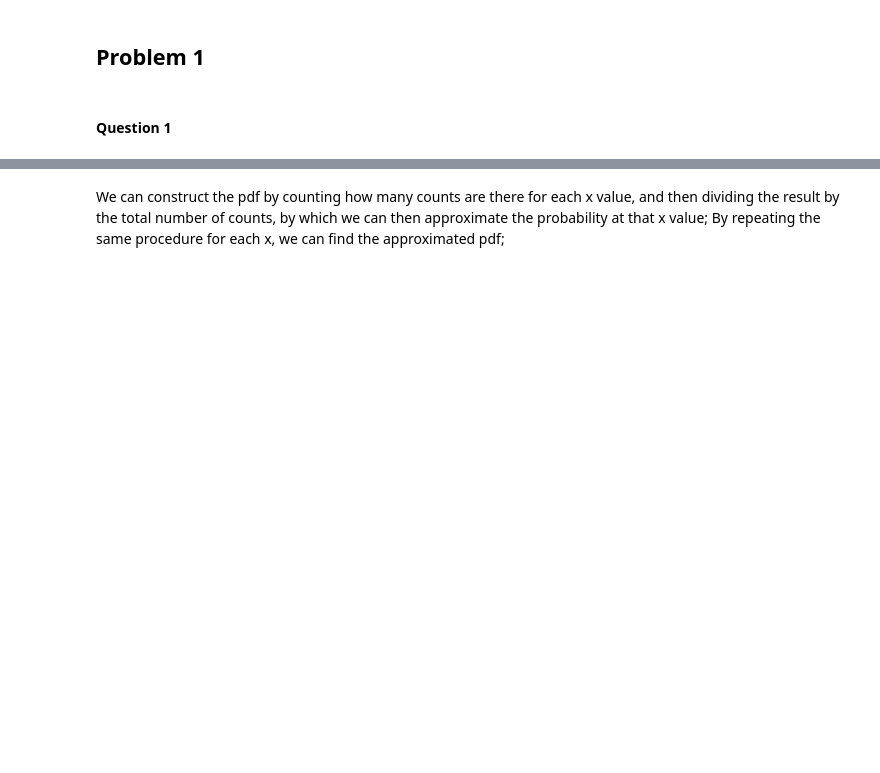
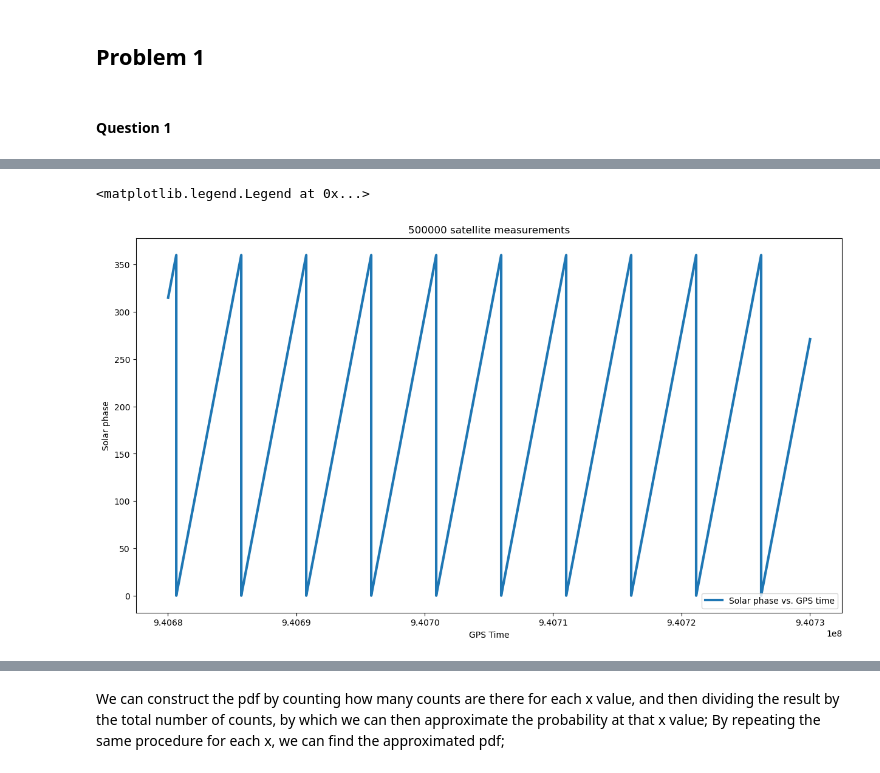
Before and after one commit to AurelianoLZA/Phys_434, a Jupyter notebook: Lab 4.ipynb, the cells around one changed output, grey strips where cells are left out. Saved outputs shown, nothing was run; the diff lists cells and outputs as text; code cells hidden in the pictures; blank space fills up the shorter version.

```diff
--- a/Lab 4.ipynb
+++ b/Lab 4.ipynb
@@ -33,0 +34,10 @@ plt.ylim(0, None);
+# %%
+fig0,ax0 = plt.subplots()
+ax0.set_title("500000 satellite measurements")
+ax0.set_xlabel('GPS Time')
+ax0.set_ylabel('Solar phase')
+ax0.plot(data[0][0:num_points], data[1][0:num_points],linewidth = 3,label="Solar phase vs. GPS time")
+ax0.legend()
+# %% [output]
+<matplotlib.legend.Legend at 0x...>
+[figure, added]
```
Also changed, not shown: parts of 3 cells of this notebook.
